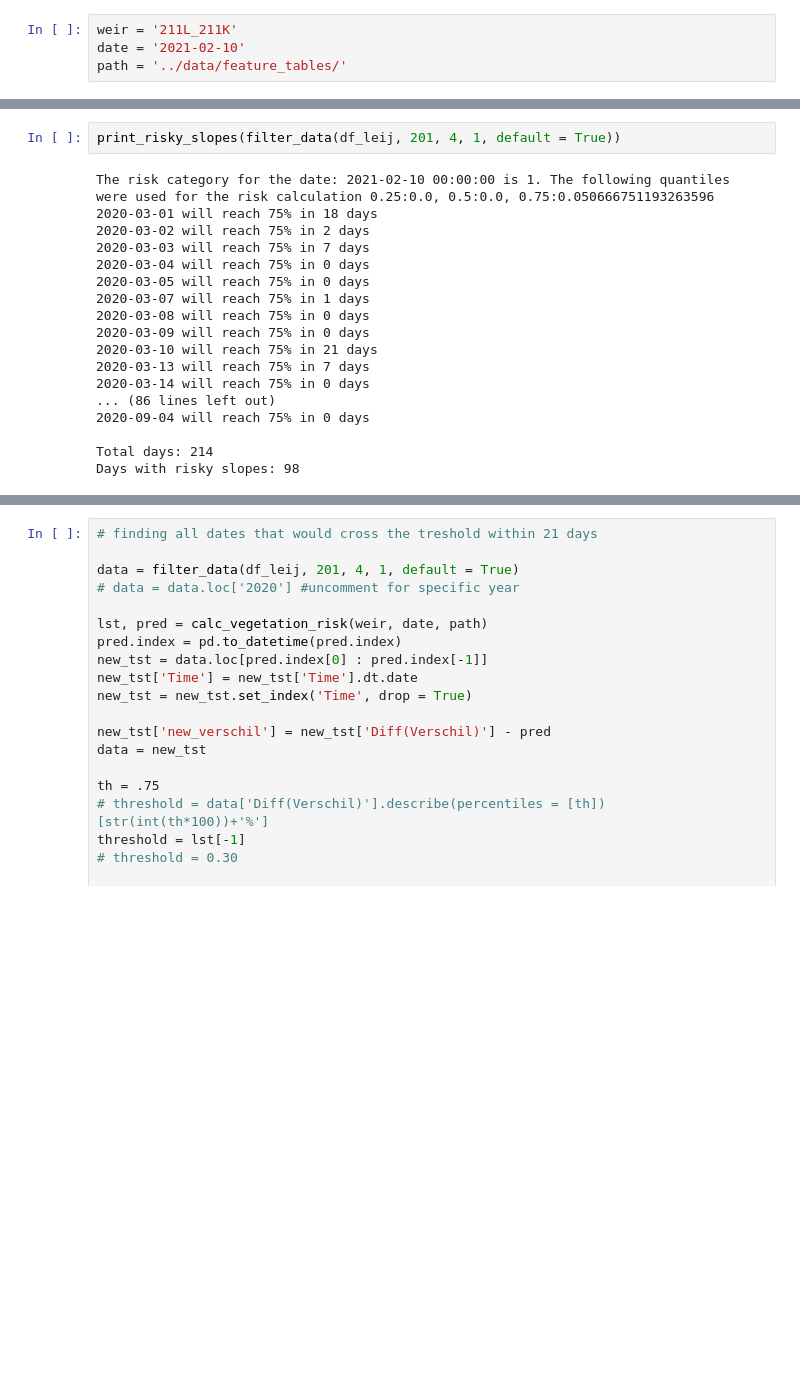
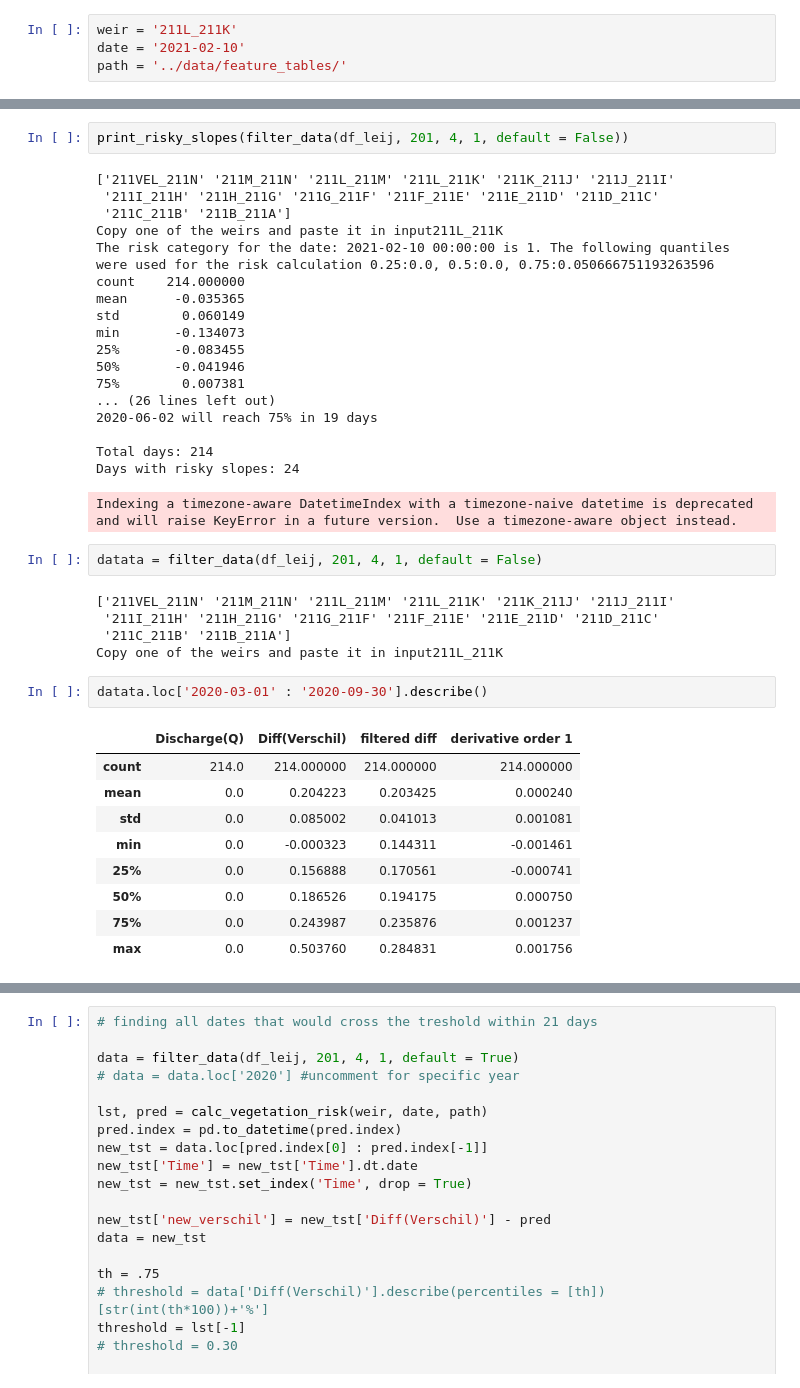
Before and after one commit to lzolyomi/DC3-Group2, a Jupyter notebook: src/mow_estimation.ipynb, the cells around one changed output, grey strips where cells are left out. Saved outputs shown, nothing was run; the diff lists cells and outputs as text; blank space fills up the shorter version.

```diff
--- a/src/mow_estimation.ipynb
+++ b/src/mow_estimation.ipynb
@@ -417,22 +419,42 @@ def print_risky_slopes(data, weir = '211M_211L', date = '2021-02-10', path = pat
     print('\nTotal days:',tot_count)
     print('Days with risky slopes:', count)
 # %%
-print_risky_slopes(filter_data(df_leij, 201, 4, 1, default = True))
+print_risky_slopes(filter_data(df_leij, 201, 4, 1, default = False))
 # %% [output]
+['211VEL_211N' '211M_211N' '211L_211M' '211L_211K' '211K_211J' '211J_211I'
+ '211I_211H' '211H_211G' '211G_211F' '211F_211E' '211E_211D' '211D_211C'
+ '211C_211B' '211B_211A']
+Copy one of the weirs and paste it in input211L_211K
 The risk category for the date: 2021-02-10 00:00:00 is 1. The following quantiles were used for the risk calculation 0.25:0.0, 0.5:0.0, 0.75:0.050666751193263596
-2020-03-01 will reach 75% in 18 days
-2020-03-02 will reach 75% in 2 days
-2020-03-03 will reach 75% in 7 days
-2020-03-04 will reach 75% in 0 days
-2020-03-05 will reach 75% in 0 days
-2020-03-07 will reach 75% in 1 days
-2020-03-08 will reach 75% in 0 days
-2020-03-09 will reach 75% in 0 days
-2020-03-10 will reach 75% in 21 days
-2020-03-13 will reach 75% in 7 days
-2020-03-14 will reach 75% in 0 days
-... (86 lines left out)
-2020-09-04 will reach 75% in 0 days
+count    214.000000
+mean      -0.035365
+std        0.060149
+min       -0.134073
+25%       -0.083455
+50%       -0.041946
+75%        0.007381
+... (26 lines left out)
+2020-06-02 will reach 75% in 19 days
 
 Total days: 214
-Days with risky slopes: 98
+Days with risky slopes: 24
+Indexing a timezone-aware DatetimeIndex with a timezone-naive datetime is deprecated and will raise KeyError in a future version.  Use a timezone-aware object instead.
+# %%
+datata = filter_data(df_leij, 201, 4, 1, default = False)
+# %% [output]
+['211VEL_211N' '211M_211N' '211L_211M' '211L_211K' '211K_211J' '211J_211I'
+ '211I_211H' '211H_211G' '211G_211F' '211F_211E' '211E_211D' '211D_211C'
+ '211C_211B' '211B_211A']
+Copy one of the weirs and paste it in input211L_211K
+# %%
+datata.loc['2020-03-01' : '2020-09-30'].describe()
+# %% [output]
+|  | Discharge(Q) | Diff(Verschil) | filtered diff | derivative order 1 |
+| count | 214.0 | 214.000000 | 214.000000 | 214.000000 |
+| mean | 0.0 | 0.204223 | 0.203425 | 0.000240 |
+| std | 0.0 | 0.085002 | 0.041013 | 0.001081 |
+| min | 0.0 | -0.000323 | 0.144311 | -0.001461 |
+| 25% | 0.0 | 0.156888 | 0.170561 | -0.000741 |
+| 50% | 0.0 | 0.186526 | 0.194175 | 0.000750 |
+| 75% | 0.0 | 0.243987 | 0.235876 | 0.001237 |
+| max | 0.0 | 0.503760 | 0.284831 | 0.001756 |
```
Also changed, not shown: parts of 2 cells of this notebook.
